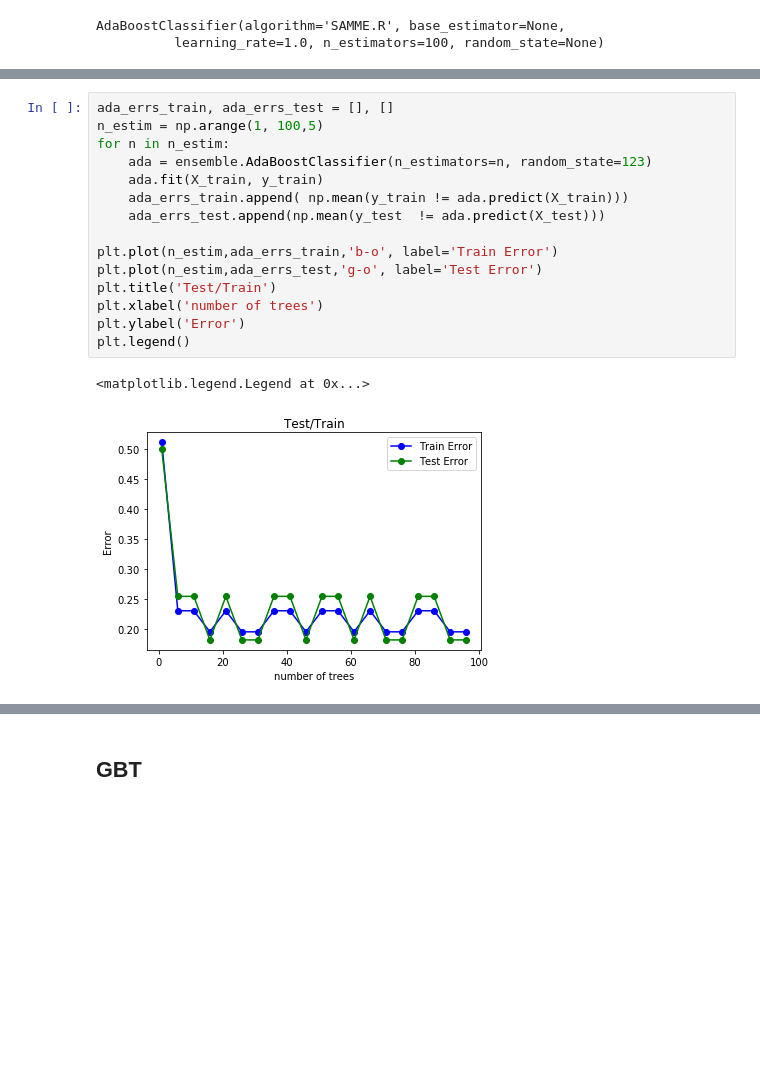
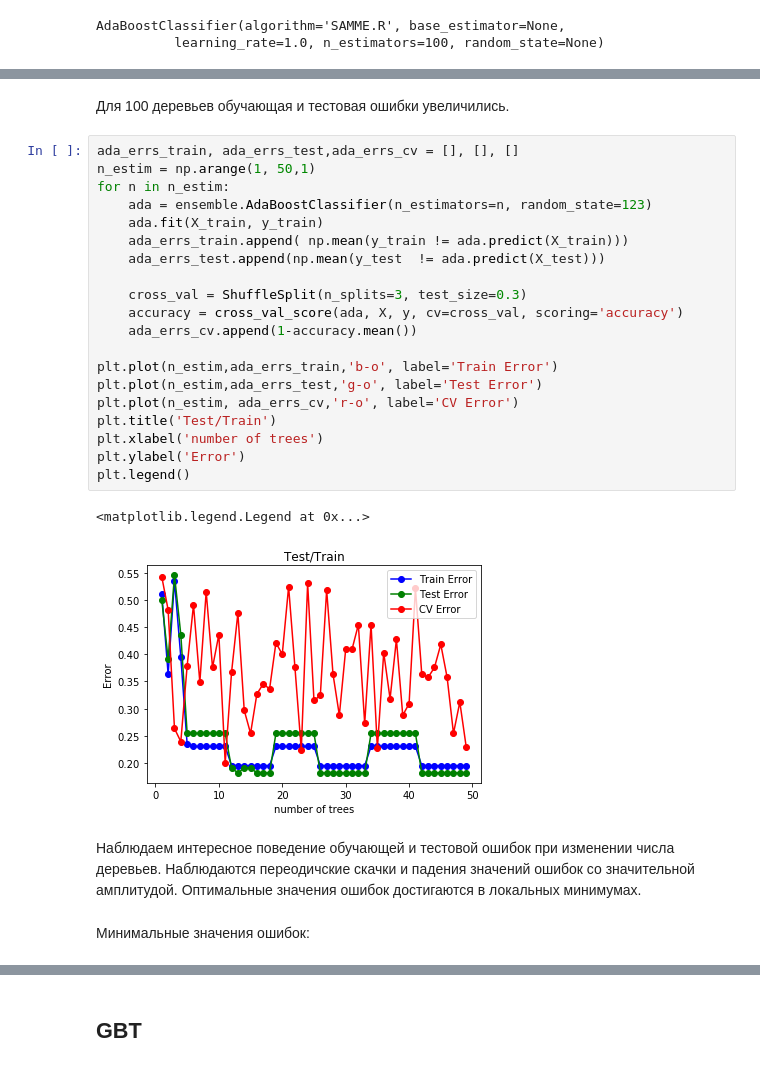
Before and after one commit to lobiviam/methods-of-data-analysis, a Jupyter notebook: Dermatology.ipynb, the cells around one changed output, grey strips where cells are left out. Saved outputs shown, nothing was run; the diff lists cells and outputs as text; blank space fills up the shorter version.

```diff
--- a/Dermatology.ipynb
+++ b/Dermatology.ipynb
@@ -1291,18 +1310,29 @@ Error test 0.181818
+# %% [markdown]
+Для 100 деревьев обучающая и тестовая ошибки увеличились.
 # %%
-ada_errs_train, ada_errs_test = [], []
-n_estim = np.arange(1, 100,5)
+ada_errs_train, ada_errs_test,ada_errs_cv = [], [], []
+n_estim = np.arange(1, 50,1)
 for n in n_estim:
     ada = ensemble.AdaBoostClassifier(n_estimators=n, random_state=123)
     ada.fit(X_train, y_train)
     ada_errs_train.append( np.mean(y_train != ada.predict(X_train)))
     ada_errs_test.append(np.mean(y_test  != ada.predict(X_test)))
 
+    cross_val = ShuffleSplit(n_splits=3, test_size=0.3)
+    accuracy = cross_val_score(ada, X, y, cv=cross_val, scoring='accuracy')
+    ada_errs_cv.append(1-accuracy.mean())
+
 plt.plot(n_estim,ada_errs_train,'b-o', label='Train Error')
 plt.plot(n_estim,ada_errs_test,'g-o', label='Test Error')
+plt.plot(n_estim, ada_errs_cv,'r-o', label='CV Error')
 plt.title('Test/Train')
 plt.xlabel('number of trees')
 plt.ylabel('Error')
 plt.legend()
 # %% [output]
 <matplotlib.legend.Legend at 0x...>
-[figure, old version]
+[figure, new version]
+# %% [markdown]
+Наблюдаем интересное поведение обучающей и тестовой ошибок при изменении числа деревьев. Наблюдаются переодичские скачки и падения значений ошибок со значительной амплитудой. Оптимальные значения ошибок достигаются в локальных минимумах.
+# %% [markdown]
+Минимальные значения ошибок:
```
Also changed, not shown: parts of 32 cells of this notebook.
